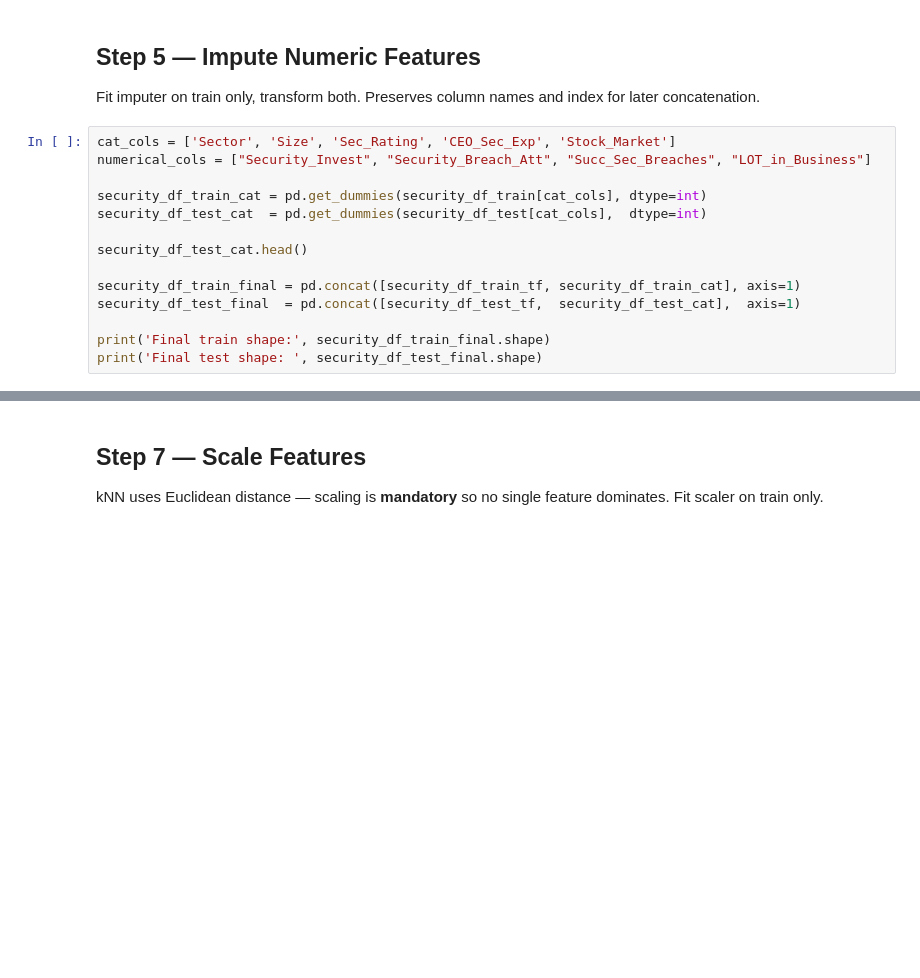
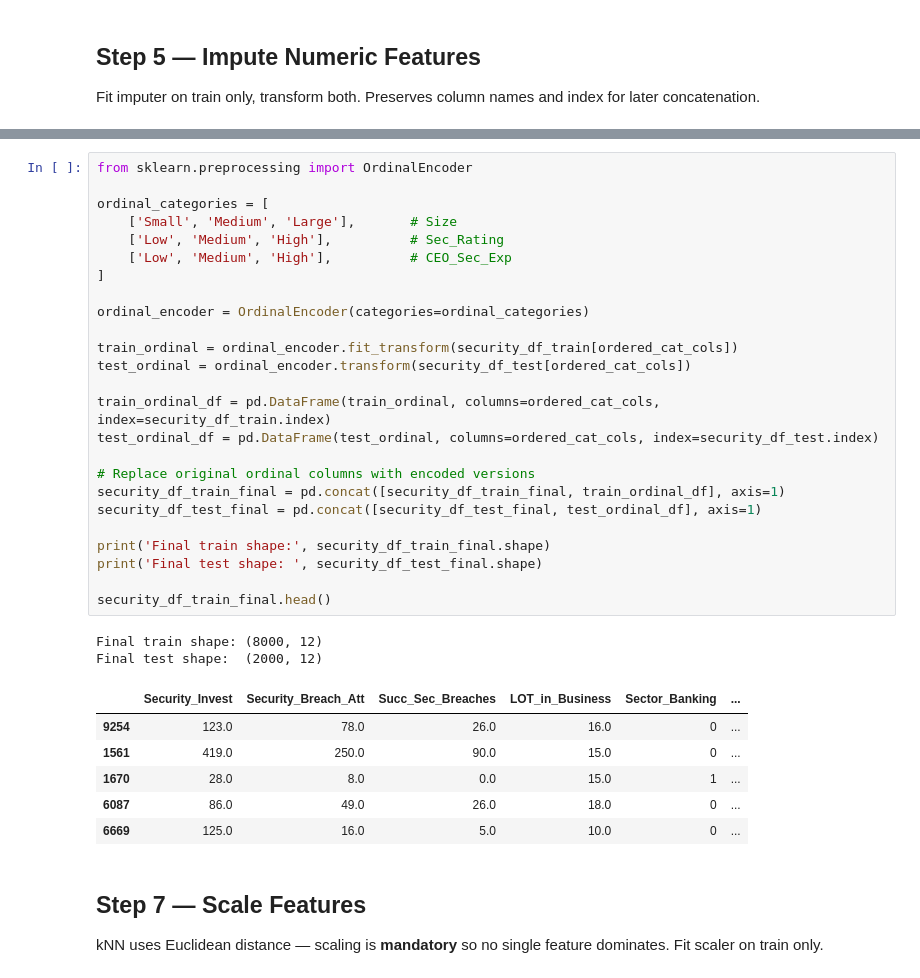
Before and after one commit to eddiejaques/ml-code-samples, a Jupyter notebook: Security Breaches Dataset/data_knn.ipynb, the cells around one changed output, grey strips where cells are left out. Cells and saved outputs as stored; diff of their text form; blank space fills up the shorter version.

```diff
--- a/Security Breaches Dataset/data_knn.ipynb
+++ b/Security Breaches Dataset/data_knn.ipynb
@@ -116,17 +104,3 @@ security_df_test_tf  = pd.DataFrame(security_df_test_tf,
 # %% [markdown]
 ## Step 5 — Impute Numeric Features
 Fit imputer on train only, transform both. Preserves column names and index for later concatenation.
-# %%
-cat_cols = ['Sector', 'Size', 'Sec_Rating', 'CEO_Sec_Exp', 'Stock_Market']
-numerical_cols = ["Security_Invest", "Security_Breach_Att", "Succ_Sec_Breaches", "LOT_in_Business"]
-
-security_df_train_cat = pd.get_dummies(security_df_train[cat_cols], dtype=int)
-security_df_test_cat  = pd.get_dummies(security_df_test[cat_cols],  dtype=int)
-
-security_df_test_cat.head()
-
-security_df_train_final = pd.concat([security_df_train_tf, security_df_train_cat], axis=1)
-security_df_test_final  = pd.concat([security_df_test_tf,  security_df_test_cat],  axis=1)
-
-print('Final train shape:', security_df_train_final.shape)
-print('Final test shape: ', security_df_test_final.shape)
@@ -160,3 +165,37 @@ security_df_train_final.head()
+# %%
+from sklearn.preprocessing import OrdinalEncoder
+
+ordinal_categories = [
+    ['Small', 'Medium', 'Large'],       # Size
+    ['Low', 'Medium', 'High'],          # Sec_Rating
+    ['Low', 'Medium', 'High'],          # CEO_Sec_Exp
+]
+
+ordinal_encoder = OrdinalEncoder(categories=ordinal_categories)
+
+train_ordinal = ordinal_encoder.fit_transform(security_df_train[ordered_cat_cols])
+test_ordinal = ordinal_encoder.transform(security_df_test[ordered_cat_cols])
+
+train_ordinal_df = pd.DataFrame(train_ordinal, columns=ordered_cat_cols, index=security_df_train.index)
+test_ordinal_df = pd.DataFrame(test_ordinal, columns=ordered_cat_cols, index=security_df_test.index)
+
+# Replace original ordinal columns with encoded versions
+security_df_train_final = pd.concat([security_df_train_final, train_ordinal_df], axis=1)
+security_df_test_final = pd.concat([security_df_test_final, test_ordinal_df], axis=1)
+
+print('Final train shape:', security_df_train_final.shape)
+print('Final test shape: ', security_df_test_final.shape)
+
+security_df_train_final.head()
+# %% [output]
+Final train shape: (8000, 12)
+Final test shape:  (2000, 12)
+|  | Security_Invest | Security_Breach_Att | Succ_Sec_Breaches | LOT_in_Business | Sector_Banking | ... |
+| 9254 | 123.0 | 78.0 | 26.0 | 16.0 | 0 | ... |
+| 1561 | 419.0 | 250.0 | 90.0 | 15.0 | 0 | ... |
+| 1670 | 28.0 | 8.0 | 0.0 | 15.0 | 1 | ... |
+| 6087 | 86.0 | 49.0 | 26.0 | 18.0 | 0 | ... |
+| 6669 | 125.0 | 16.0 | 5.0 | 10.0 | 0 | ... |
 # %% [markdown]
 ## Step 7 — Scale Features
 kNN uses Euclidean distance — scaling is **mandatory** so no single feature dominates. Fit scaler on train only.
```
Also changed, not shown: parts of 12 cells of this notebook.
